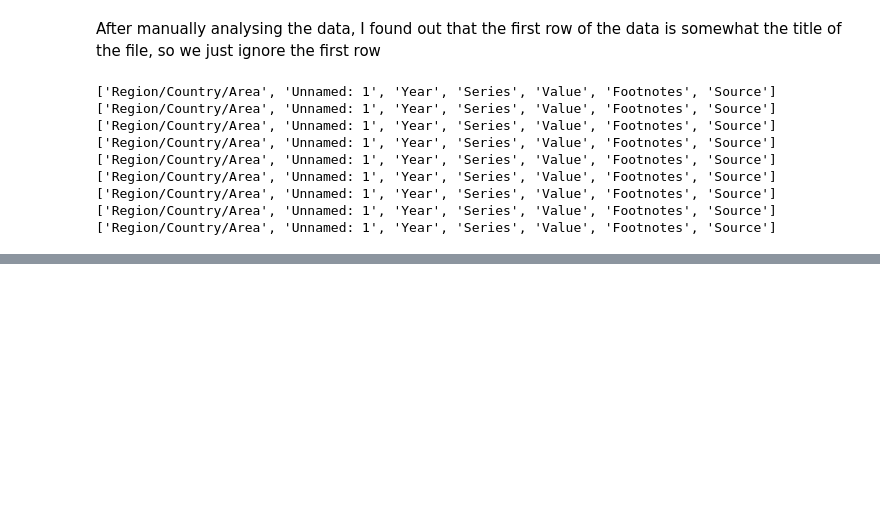
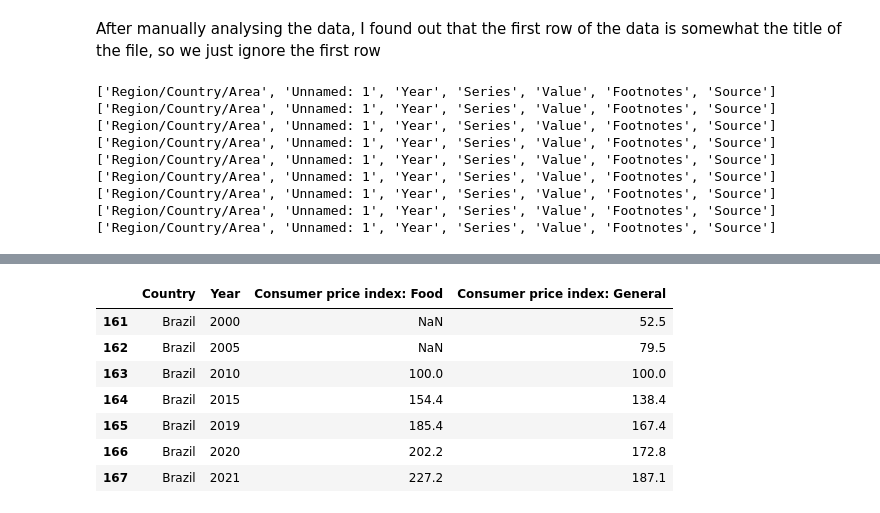
Before and after one commit to viniciushedler/education_impact, a Jupyter notebook: exploratory.ipynb, the cells around one changed output, grey strips where cells are left out. Cells and saved outputs as stored; diff of their text form; code cells hidden in the pictures; blank space fills up the shorter version.

```diff
--- a/exploratory.ipynb
+++ b/exploratory.ipynb
@@ -70,0 +75,5 @@ Correction: actually, the data is formated in a very different way, with the 'co
+# %%
+for file in FILEPATHS.values():
+    filepath = PATH + file
+    df = pd.read_csv(filepath, skiprows=1, usecols=['Series'])
+    print(f"{file[17:]}: {len(df['Series'].unique())}")
@@ -70,0 +283,25 @@ Correction: actually, the data is formated in a very different way, with the 'co
+# %%
+def read_file(file):
+    filepath = PATH + FILEPATHS[file]
+    df = pd.read_csv(filepath, skiprows=1, usecols=['Unnamed: 1', 'Year', 'Series', 'Value'])
+    df = df.rename({'Unnamed: 1': 'Country'}, axis=1)
+    df['Value'] = df['Value'].map(delete_comma)
+    df = df.join(df.pivot(columns='Series', values='Value'))
+    df = df.drop(['Value', 'Series'], axis=1)
+    df = df.groupby(['Country', 'Year'])
+    df = df.sum(min_count=1, numeric_only=True)
+    df = df.reset_index()
+    return df
+# %%
+#Testing:
+df = read_file('consumer_price_index')
+df[ df['Country']=='Brazil' ]
+# %% [output]
+|  | Country | Year | Consumer price index: Food | Consumer price index: General |
+| 161 | Brazil | 2000 | NaN | 52.5 |
+| 162 | Brazil | 2005 | NaN | 79.5 |
+| 163 | Brazil | 2010 | 100.0 | 100.0 |
+| 164 | Brazil | 2015 | 154.4 | 138.4 |
+| 165 | Brazil | 2019 | 185.4 | 167.4 |
+| 166 | Brazil | 2020 | 202.2 | 172.8 |
+| 167 | Brazil | 2021 | 227.2 | 187.1 |
```
Also changed, not shown: parts of 25 cells of this notebook, 2 other files.
